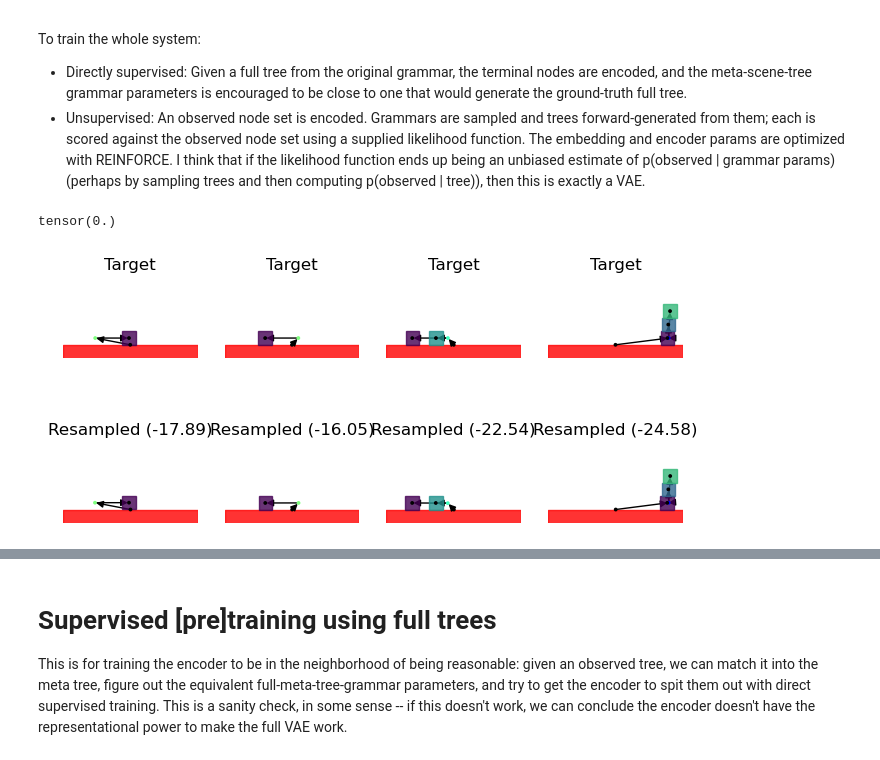
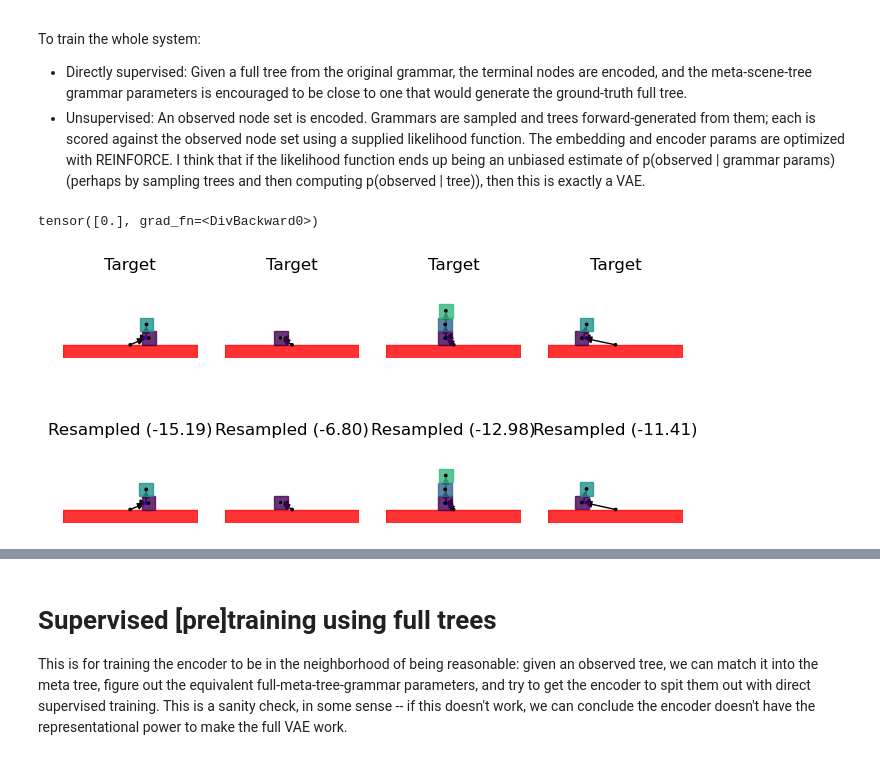
Before and after one commit to gizatt/spatial_scene_grammars, a Jupyter notebook: spatial_scene_grammars_examples/planar_box_stacks/train_meta_tree_grammar_encoder.ipynb, the cells around one changed output, grey strips where cells are left out. Cells and saved outputs as stored; diff of their text form; code cells hidden in the pictures.

```diff
--- a/spatial_scene_grammars_examples/planar_box_stacks/train_meta_tree_grammar_encoder.ipynb
+++ b/spatial_scene_grammars_examples/planar_box_stacks/train_meta_tree_grammar_encoder.ipynb
@@ -34,6 +37,8 @@ from spatial_scene_grammars_examples.planar_box_stacks.grammar import *
 # %% [markdown]
 Unconditional grammar outputs look like this:
 # %%
+grammar = SceneGrammar(Ground)
+root_inst_dict = {"xy": dist.Normal(torch.tensor([0., 0.]), torch.tensor([0.001, 0.001]))}
 plt.figure(dpi=300).set_size_inches(8, 4)
 fig = plt.gcf()
 N_width = 4
@@ -42,8 +47,7 @@ torch.random.manual_seed(42)
 for i in range(N_width):
     for j in range(N_height):
         ax = plt.subplot(N_height, N_width, i*N_height + j + 1)
-        tree = SceneTree.forward_sample_from_root_type(
-                Ground, {"xy": dist.Delta(torch.tensor([0., 0.]))})
+        tree = grammar(root_inst_dict)
         draw_boxes(tree, fig=fig, ax=ax, block=False)
 plt.show()
 # %% [output]
@@ -55,16 +59,14 @@ plt.figure(dpi=300).set_size_inches(8, 4)
 fig = plt.gcf()
 N_width = 4
 N_height = 2
-torch.random.manual_seed(41)
+torch.random.manual_seed(42)
 observed_full_trees = []
 for i in range(N_width):
     for j in range(N_height):
         ax = plt.subplot(N_height, N_width, i*N_height + j + 1)
         scene_trees, success = sample_tree_from_root_type_with_constraints(
             root_node_type=Ground,
-            root_node_instantiation_dict={
-                "xy": dist.Delta(torch.tensor([0., 0.]))
-            },
+            root_node_instantiation_dict=root_inst_dict,
             constraints=[
                 NonpenetrationConstraint(0.001),
             ],
@@ -89,7 +90,7 @@ The "meta" ("super"? "Hyper", as in hypergraph? still deciding terminology) scen
 # %%
 from networkx.drawing.nx_agraph import graphviz_layout
 plt.figure(dpi=300)
-meta_tree = SceneTree.make_meta_scene_tree(Ground())
+meta_tree = SceneGrammar.make_meta_scene_tree(Ground)
 ordering = nx.dfs_postorder_nodes(meta_tree, source=get_tree_root(meta_tree))
 index_by_node = {node: k for (k, node) in enumerate(ordering)}
 nx.draw_networkx(
@@ -152,7 +153,7 @@ observed_nodes = [n for n in observed_trees[2].nodes if isinstance(n, TerminalNo
 candidate_nodes = [n for n in observed_trees[2].nodes if isinstance(n, TerminalNode)]
 print(estimate_observation_likelihood(candidate_nodes, observed_nodes, 1./np.sqrt(2*np.pi)))
 # %% [output]
-tensor(0.)
+tensor([0.], grad_fn=<DivBackward0>)
 # %%
 # Make a bigger dataset of observed trees
 full_trees_for_training = []
@@ -163,9 +164,7 @@ def make_dataset(N=100):
     for k in range(N):
         scene_trees, success = sample_tree_from_root_type_with_constraints(
             root_node_type=Ground,
-            root_node_instantiation_dict={
-                "xy": torch.tensor([0., 0.])
-            },
+            root_node_instantiation_dict=root_inst_dict,
             constraints=[
                 NonpenetrationConstraint(0.001),
             ],
@@ -185,18 +184,18 @@ x = encoder(observed_nodes_for_training[0])
 # %%
 # Make sure we can directly encode trees for supervision correctly.
 plt.figure(dpi=100).set_size_inches(8, 4)
 n_ex = 4
 for k in range(n_ex):
     plt.subplot(2, n_ex, k + 1)
     draw_boxes(full_trees_for_training[k], fig=plt.gcf(), ax=plt.gca(), block=False)
     plt.title("Target")
     plt.subplot(2, n_ex, k + 1 + n_ex)
     x_enc = encoder.get_grammar_parameters_from_actual_tree(meta_tree, full_trees_for_training[k])
-    sampled_tree, ll, _ = encoder.sample_tree_from_grammar_vector(meta_tree, x_enc)
+    sampled_tree, ll, _ = encoder.sample_tree_from_grammar_vector(meta_tree, x_enc, root_inst_dict)
     draw_boxes(sampled_tree, fig=plt.gcf(), ax=plt.gca(), block=False)
     plt.title("Resampled (%.2f)" % ll)
 # %% [output]
-[figure, old version]
+[figure, new version]
 # %%
 def make_plot(observed_nodes, full_trees, ):
     plt.figure(dpi=300).set_size_inches(8, 4)
```
Also changed, not shown: parts of 16 cells of this notebook, 6 other files.
